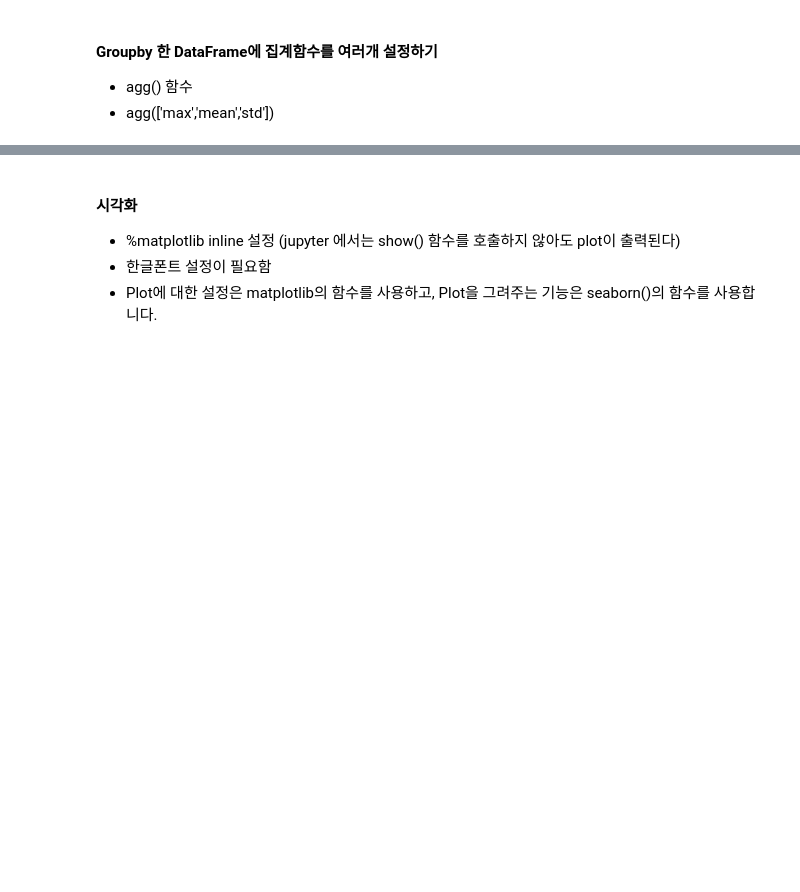
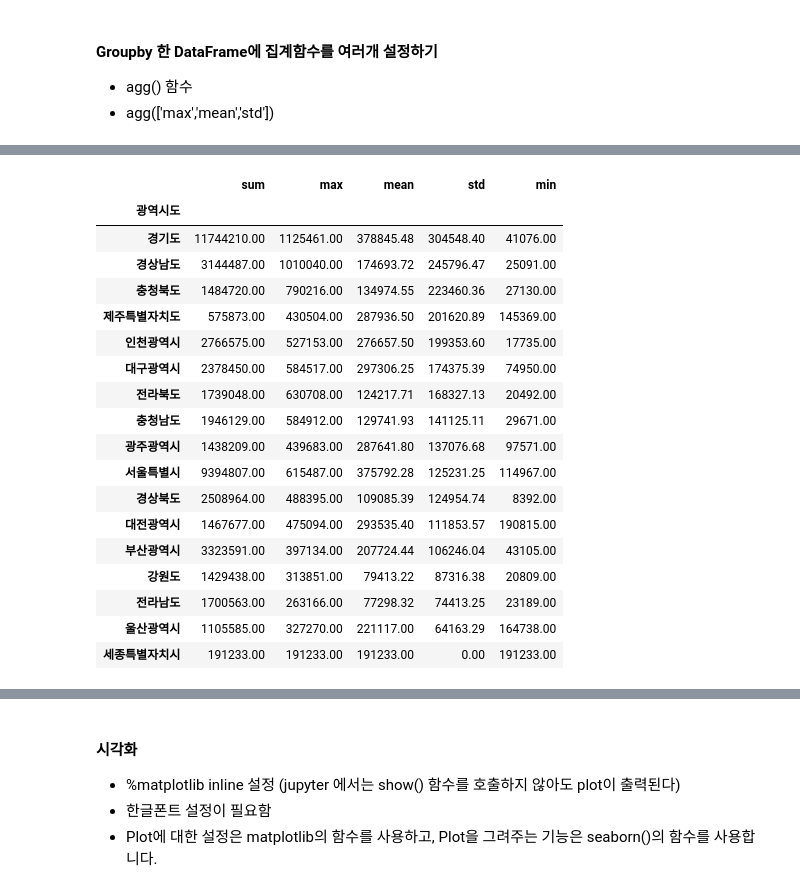
Before and after one commit to Ahn-TaeKyung/Python_Webscraping_Analysis, a Jupyter notebook: 03-1.행정구역정보_분석과시각화.ipynb, the cells around one changed output, grey strips where cells are left out. Cells and saved outputs as stored; diff of their text form; code cells hidden in the pictures; blank space fills up the shorter version.

```diff
--- a/03-1.행정구역정보_분석과시각화.ipynb
+++ b/03-1.행정구역정보_분석과시각화.ipynb
@@ -717,4 +799,25 @@ group_df.to_excel('data/광역시도별행정구역별인구수의합계.xlsx',
 # %%
 # DataFrame의 style.format() 함수 사용하기
+group_agg_df.style.format('{0:.2f}')
+# %% [output]
+|  | sum | max | mean | std | min |
+| 광역시도 |  |  |  |  |  |
+| 경기도 | 11744210.00 | 1125461.00 | 378845.48 | 304548.40 | 41076.00 |
+| 경상남도 | 3144487.00 | 1010040.00 | 174693.72 | 245796.47 | 25091.00 |
+| 충청북도 | 1484720.00 | 790216.00 | 134974.55 | 223460.36 | 27130.00 |
+| 제주특별자치도 | 575873.00 | 430504.00 | 287936.50 | 201620.89 | 145369.00 |
+| 인천광역시 | 2766575.00 | 527153.00 | 276657.50 | 199353.60 | 17735.00 |
+| 대구광역시 | 2378450.00 | 584517.00 | 297306.25 | 174375.39 | 74950.00 |
+| 전라북도 | 1739048.00 | 630708.00 | 124217.71 | 168327.13 | 20492.00 |
+| 충청남도 | 1946129.00 | 584912.00 | 129741.93 | 141125.11 | 29671.00 |
+| 광주광역시 | 1438209.00 | 439683.00 | 287641.80 | 137076.68 | 97571.00 |
+| 서울특별시 | 9394807.00 | 615487.00 | 375792.28 | 125231.25 | 114967.00 |
+| 경상북도 | 2508964.00 | 488395.00 | 109085.39 | 124954.74 | 8392.00 |
+| 대전광역시 | 1467677.00 | 475094.00 | 293535.40 | 111853.57 | 190815.00 |
+| 부산광역시 | 3323591.00 | 397134.00 | 207724.44 | 106246.04 | 43105.00 |
+| 강원도 | 1429438.00 | 313851.00 | 79413.22 | 87316.38 | 20809.00 |
+| 전라남도 | 1700563.00 | 263166.00 | 77298.32 | 74413.25 | 23189.00 |
+| 울산광역시 | 1105585.00 | 327270.00 | 221117.00 | 64163.29 | 164738.00 |
+| 세종특별자치시 | 191233.00 | 191233.00 | 191233.00 | 0.00 | 191233.00 |
 # %%
 # 컬럼의 값을 변경하기 map() 함수를 사용하여 포맷하기
```
Also changed, not shown: parts of 15 cells of this notebook, 5 other files.
